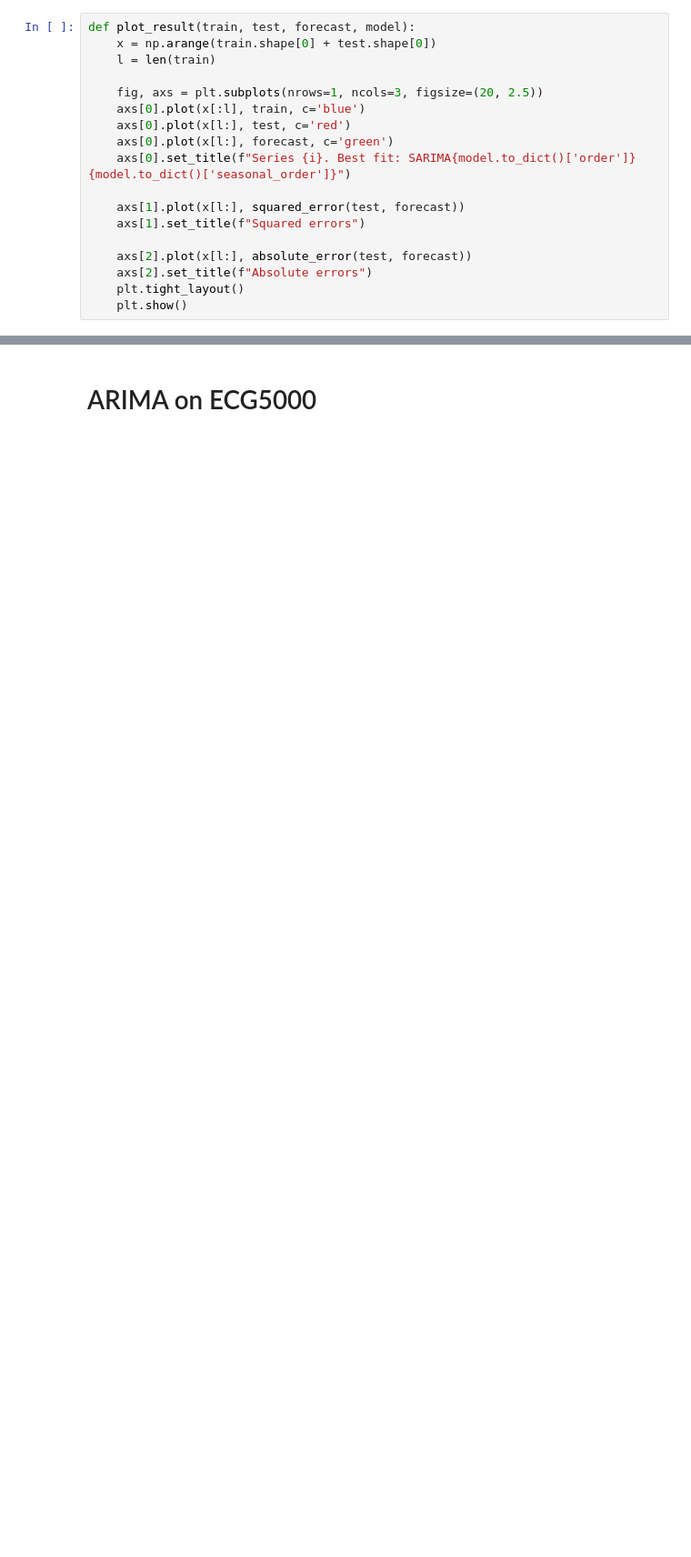
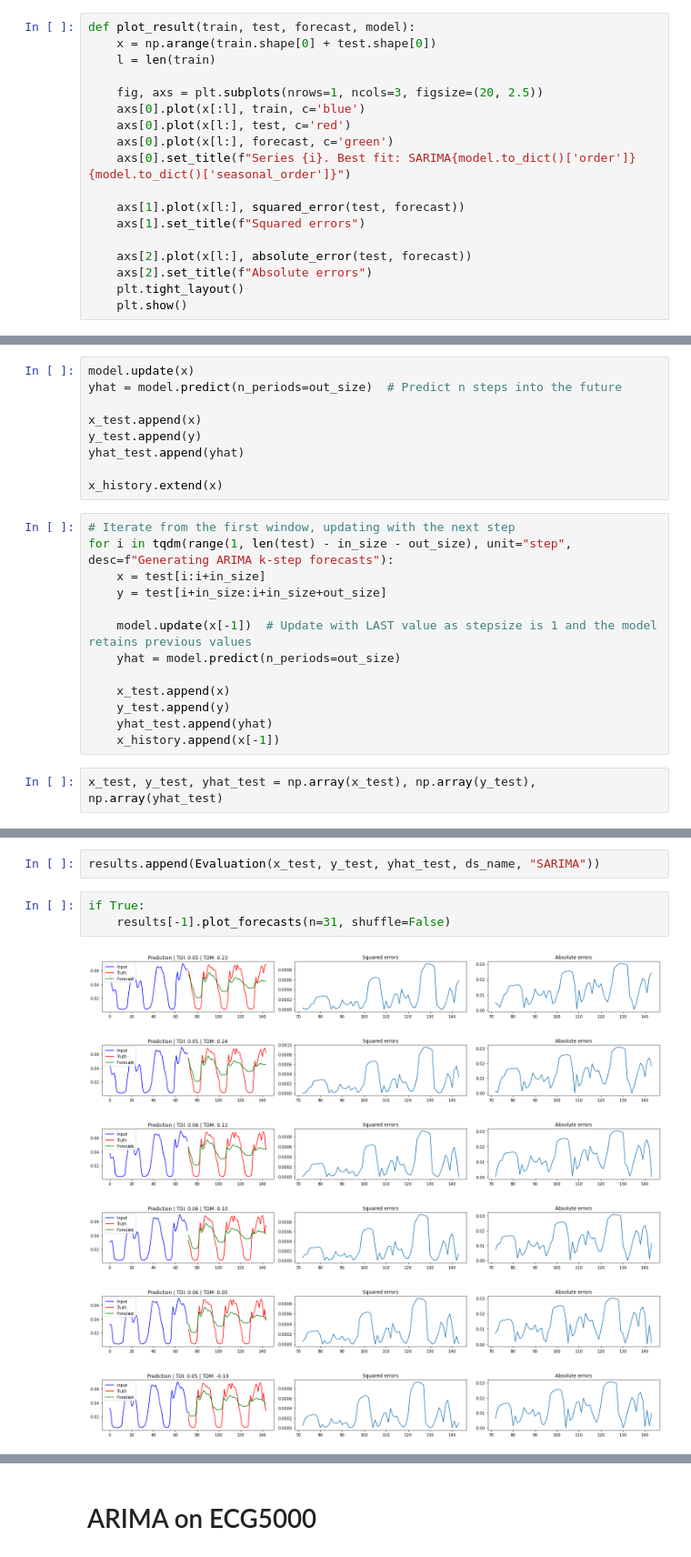
Before and after one commit to eivistr/metrics-for-multistep-forecasting-study, a Jupyter notebook: notebooks/arima.ipynb, the cells around one changed output, grey strips where cells are left out. Shown at 91% size. Drawn from its saved outputs; the diff is of its cells as text; blank space fills up the shorter version.

Commit message:
Implemented framework for running experiments. Implemented SARIMA model.

```diff
--- a/notebooks/arima.ipynb
+++ b/notebooks/arima.ipynb
@@ -36,0 +111,24 @@ def plot_result(train, test, forecast, model):
+# %%
+model.update(x)
+yhat = model.predict(n_periods=out_size)  # Predict n steps into the future
+
+x_test.append(x)
+y_test.append(y)
+yhat_test.append(yhat)
+
+x_history.extend(x)
+# %%
+# Iterate from the first window, updating with the next step
+for i in tqdm(range(1, len(test) - in_size - out_size), unit="step", desc=f"Generating ARIMA k-step forecasts"):
+    x = test[i:i+in_size]
+    y = test[i+in_size:i+in_size+out_size]
+
+    model.update(x[-1])  # Update with LAST value as stepsize is 1 and the model retains previous values
+    yhat = model.predict(n_periods=out_size)
+
+    x_test.append(x)
+    y_test.append(y)
+    yhat_test.append(yhat)
+    x_history.append(x[-1])
+# %%
+x_test, y_test, yhat_test = np.array(x_test), np.array(y_test), np.array(yhat_test)
@@ -36,0 +139,12 @@ def plot_result(train, test, forecast, model):
+# %%
+results.append(Evaluation(x_test, y_test, yhat_test, ds_name, "SARIMA"))
+# %%
+if True:
+    results[-1].plot_forecasts(n=31, shuffle=False)
+# %% [output]
+[figure, added]
+[figure, added]
+[figure, added]
+[figure, added]
+[figure, added]
+[figure, added]
```
Also changed, not shown: parts of 14 cells of this notebook, 10 other files.
